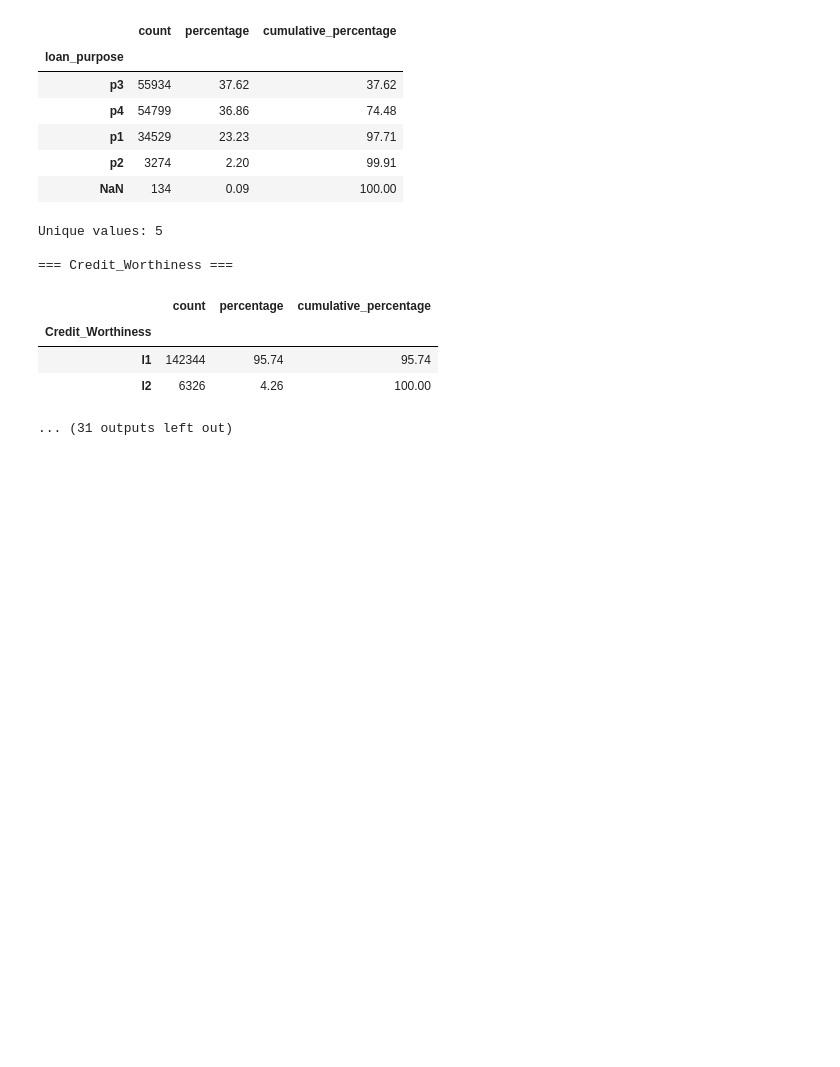
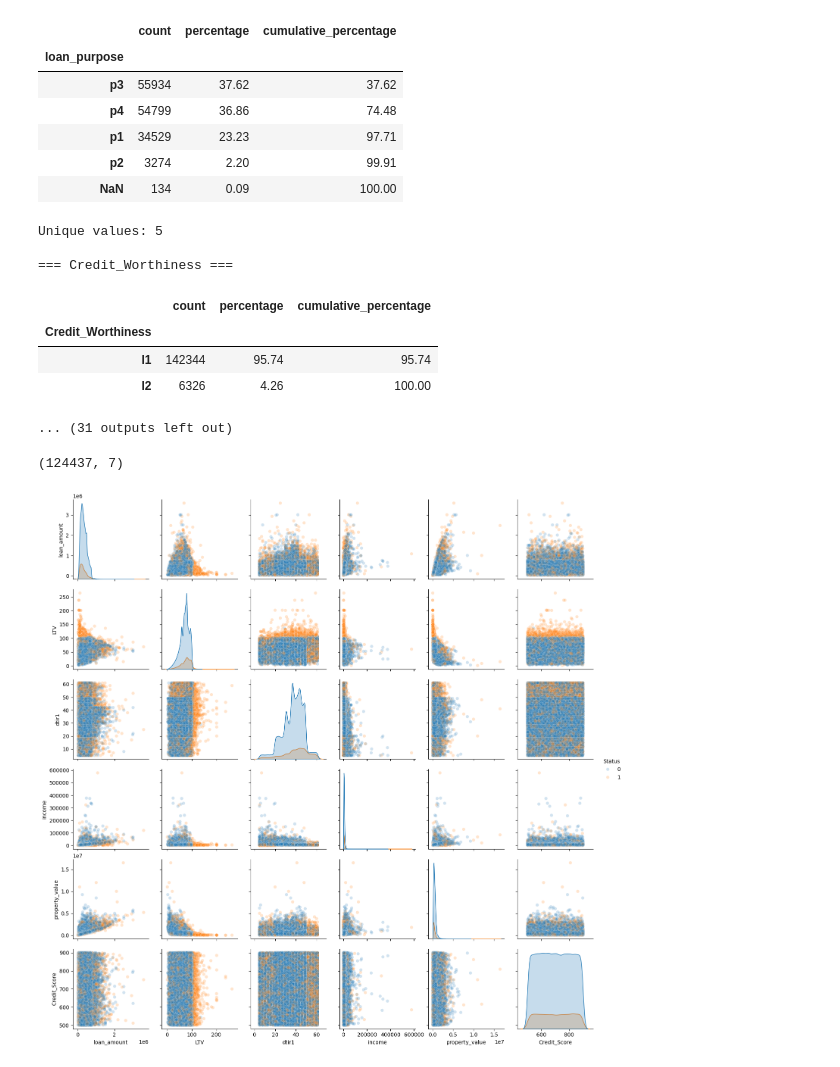
Before and after one commit to mircea-troc/loan-default-prediction, a Jupyter notebook: notebooks/01_exploration.ipynb, the cells around one changed output. Saved outputs shown, nothing was run; the diff lists cells and outputs as text; code cells hidden in the pictures; blank space fills up the shorter version.

Commit message:
exanded EDA, added Outlier detection and missing value Imputation

```diff
--- a/notebooks/01_exploration.ipynb
+++ b/notebooks/01_exploration.ipynb
@@ -551,3 +552,28 @@ Unique values: 5
 | l1 | 142344 | 95.74 | 95.74 |
 | l2 | 6326 | 4.26 | 100.00 |
 ... (31 outputs left out)
+# %%
+pairplot_vars = [
+    'loan_amount',
+    'LTV',
+    'dtir1',
+    'income',
+    'property_value',
+    'Credit_Score'
+]
+# %%
+pp_df = df[pairplot_vars + ['Status']].dropna()
+pp_df.shape
+# %% [output]
+(124437, 7)
+# %%
+sns.pairplot(
+    pp_df,
+    hue='Status',
+    plot_kws={'alpha': 0.2},
+    diag_kind='kde'
+)
+
+plt.show()
+# %% [output]
+[figure, added]
```
Also changed, not shown: parts of 3 cells of this notebook, 1 other file.
